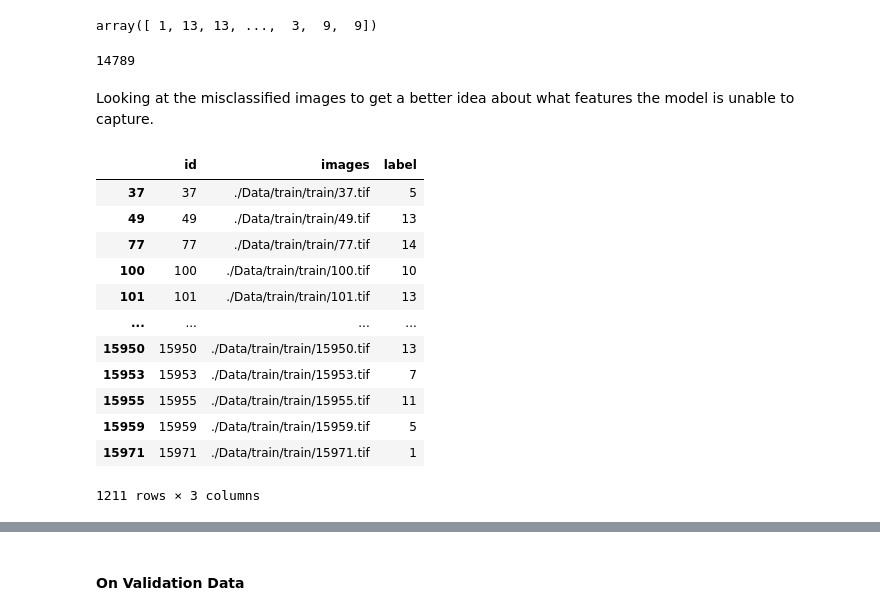
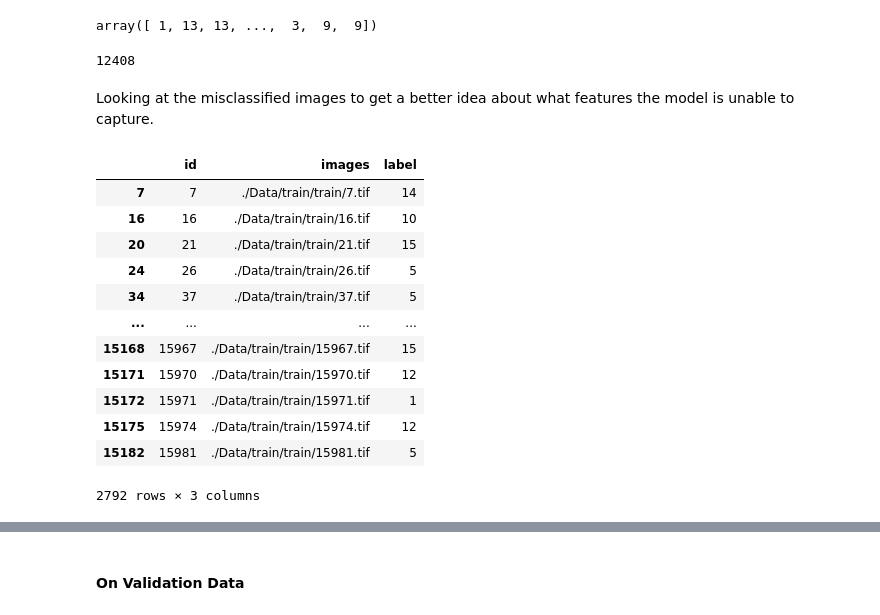
Before and after one commit to RishiDarkDevil/Document-Classification, a Jupyter notebook: EfficientNet-4Piece-Model.ipynb, the cells around one changed output, grey strips where cells are left out. Cells and saved outputs as stored; diff of their text form; code cells hidden in the pictures.

```diff
--- a/EfficientNet-4Piece-Model.ipynb
+++ b/EfficientNet-4Piece-Model.ipynb
@@ -235,13 +316,14 @@ def ftmodel():
     x = Flatten()(inputs)
     x = BatchNormalization()(x)
 
-    top_dropout_rate = 0.2
-    x = Dropout(top_dropout_rate, name='top_dropout_1')(x)
-    x = Dense(1024, name='top_dense_1', kernel_initializer="he_normal", kernel_regularizer=l2(1e-4))(x)
+    top_dropout_rate = 0.5
+    # x = Dropout(top_dropout_rate, name='top_dropout_1')(x)
+    # x = Dense(1024, name='top_dense_1', kernel_initializer="he_normal", kernel_regularizer=l2(5e-5), activation='relu')(x)
+    # x = BatchNormalization()(x)
     x = Dropout(top_dropout_rate, name='top_dropout_2')(x)
-    x = Dense(512, name='top_dense_2', kernel_initializer="he_normal", kernel_regularizer=l2(1e-4))(x)
-    x = Dropout(top_dropout_rate, name='top_dropout_final')(x)
-    outputs = Dense(16, activation='softmax', name='pred')(x)
+    # x = Dense(512, name='top_dense_2', kernel_initializer="he_normal", kernel_regularizer=l2(5e-5), activation='relu')(x)
+    # x = BatchNormalization()(x)
+    outputs = Dense(16, activation='softmax', name='pred', kernel_regularizer=l2(5e-5))(x)
 
     model1 = tf.keras.Model(inputs, outputs, name='EfficientNet-FineTune')
     return model1
@@ -273,16 +358,16 @@ The fine-tuning will be done on the EfficientNet's $1280D$ representation vector
 # %%
 model1.compile(loss = 'sparse_categorical_crossentropy', metrics = ['accuracy'], optimizer = Adam(learning_rate = 0.0003))
 # %%
-# EPOCHS = 2000
-# checkpoint_filepaths = ['./Models/EfficientNet-4P/auto-EffNet-FT-model-weight']
-# model_checkpoint_callback = [tf.keras.callbacks.ModelCheckpoint(
-#     filepath=checkpoint_filepath,
-#     save_weights_only=True,
-#     monitor = "loss",
-#     mode='min',
-#     save_best_only=True) for checkpoint_filepath in checkpoint_filepaths]
+EPOCHS = 1000
+checkpoint_filepaths = ['./Models/EfficientNet-4P/auto-EffNet-FT-model-weight']
+model_checkpoint_callback = [tf.keras.callbacks.ModelCheckpoint(
+    filepath=checkpoint_filepath,
+    save_weights_only=True,
+    monitor = "loss",
+    mode='min',
+    save_best_only=True) for checkpoint_filepath in checkpoint_filepaths]
 # %%
-# history = model1.fit(fine_tune_data, fine_tune_labels, epochs=EPOCHS, batch_size=1600, callbacks=[model_checkpoint_callback])
-# model1.save_weights("./Models/EfficientNet-4P/effnet-4p-model-weights")
+history = model1.fit(fine_tune_data_train, fine_tune_labels_train, epochs=EPOCHS, batch_size=800, validation_data=(fine_tune_data_test, fine_tune_labels_test), validation_batch_size=800, callbacks=[model_checkpoint_callback])
+model1.save_weights("./Models/EfficientNet-4P/effnet-4p-model-weights")
 model1.load_weights('./Models/EfficientNet-4P/effnet-4p-model-weights')
 # %%
@@ -305,5 +392,5 @@ model1.load_weights('./Models/EfficientNet-4P/effnet-4p-model-weights')
 # %% [markdown]
 Now, after the model is being trained, we will look at the performance of the model on the training set.
 # %%
-train_preds = model1.predict(fine_tune_data)
+train_preds = model1.predict(fine_tune_data_train)
 # %% [output]
@@ -316,26 +403,26 @@ train_pred_labels
 # %% [output]
 array([ 1, 13, 13, ...,  3,  9,  9])
 # %%
-np.sum(train_pred_labels == labels['label'])
+np.sum(train_pred_labels == train_labels['label'])
 # %% [output]
-14789
+12408
 # %% [markdown]
 Looking at the misclassified images to get a better idea about what features the model is unable to capture.
 # %%
-mis_train_data = labels[train_pred_labels != labels['label']]
+mis_train_data = train_labels[train_pred_labels != train_labels['label']]
 mis_train_data
 # %% [output]
 |  | id | images | label |
-| 37 | 37 | ./Data/train/train/37.tif | 5 |
-| 49 | 49 | ./Data/train/train/49.tif | 13 |
-| 77 | 77 | ./Data/train/train/77.tif | 14 |
-| 100 | 100 | ./Data/train/train/100.tif | 10 |
-| 101 | 101 | ./Data/train/train/101.tif | 13 |
+| 7 | 7 | ./Data/train/train/7.tif | 14 |
+| 16 | 16 | ./Data/train/train/16.tif | 10 |
+| 20 | 21 | ./Data/train/train/21.tif | 15 |
+| 24 | 26 | ./Data/train/train/26.tif | 5 |
+| 34 | 37 | ./Data/train/train/37.tif | 5 |
 | ... | ... | ... | ... |
-| 15950 | 15950 | ./Data/train/train/15950.tif | 13 |
-| 15953 | 15953 | ./Data/train/train/15953.tif | 7 |
-| 15955 | 15955 | ./Data/train/train/15955.tif | 11 |
-| 15959 | 15959 | ./Data/train/train/15959.tif | 5 |
-| 15971 | 15971 | ./Data/train/train/15971.tif | 1 |
+| 15168 | 15967 | ./Data/train/train/15967.tif | 15 |
+| 15171 | 15970 | ./Data/train/train/15970.tif | 12 |
+| 15172 | 15971 | ./Data/train/train/15971.tif | 1 |
+| 15175 | 15974 | ./Data/train/train/15974.tif | 12 |
+| 15182 | 15981 | ./Data/train/train/15981.tif | 5 |
-1211 rows × 3 columns
+2792 rows × 3 columns
 # %%
```
Also changed, not shown: parts of 32 cells of this notebook.
